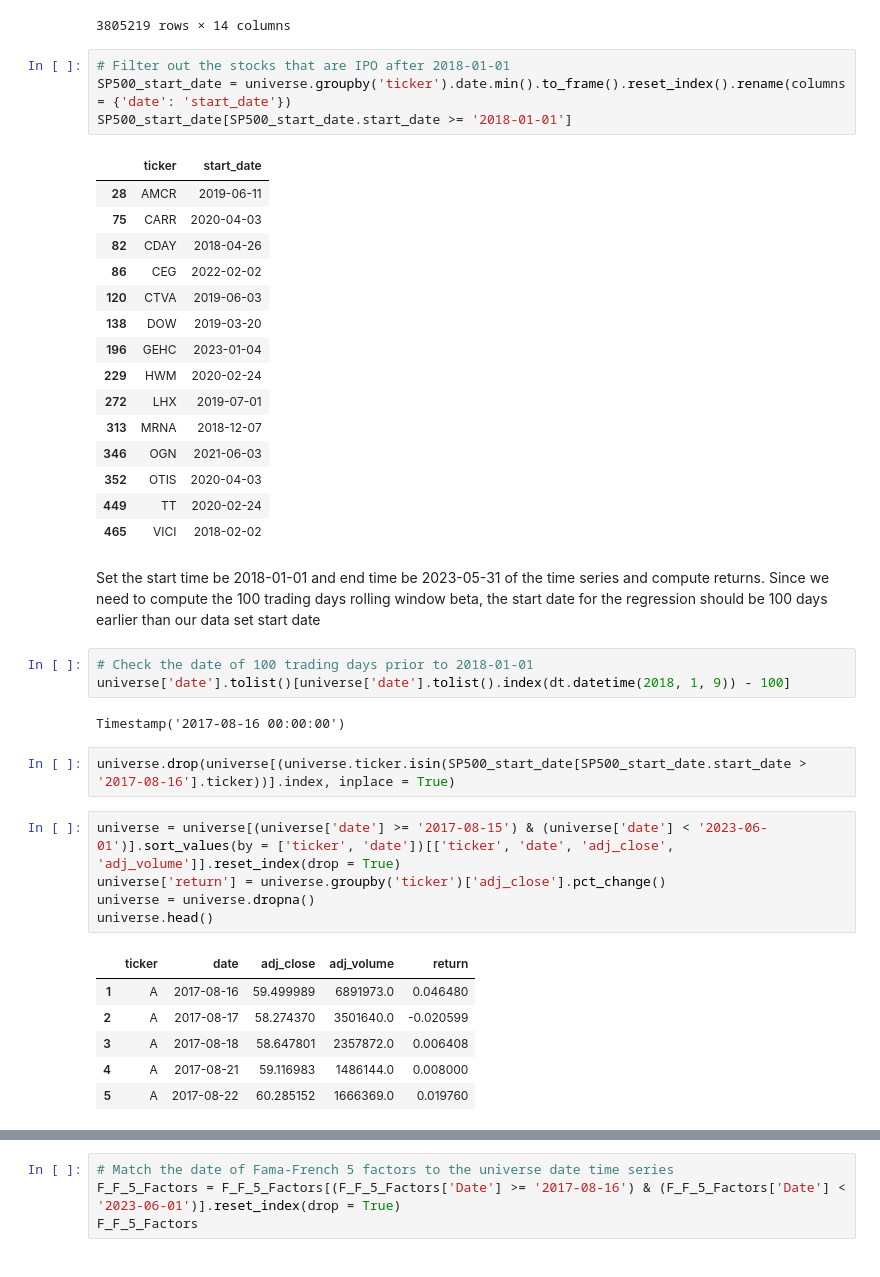
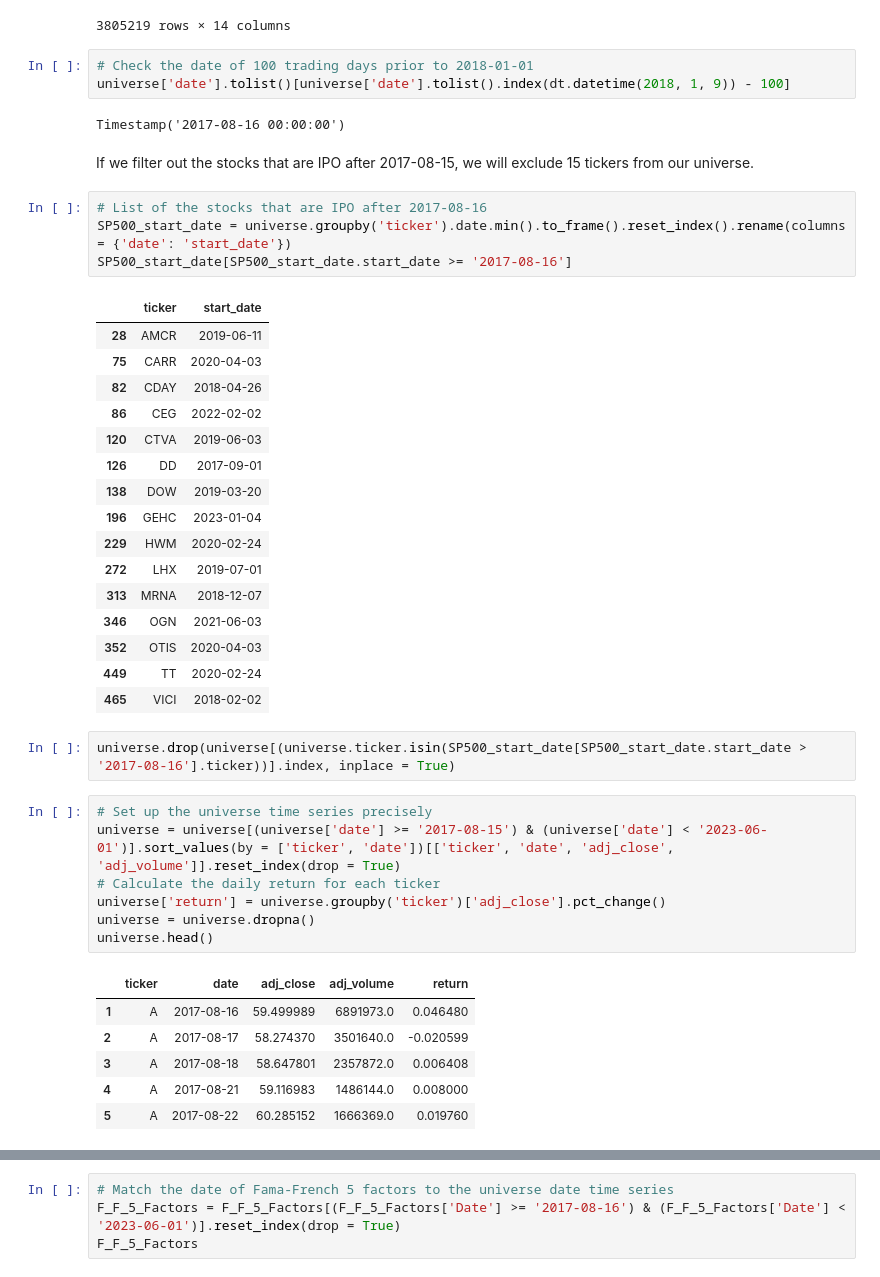
Before and after one commit to amberlee0516/ds4a-stock-price, a Jupyter notebook: Universe_and_Factors_Cindy.ipynb, the cells around one changed output, grey strips where cells are left out. Drawn from its saved outputs; the diff is of its cells as text.

Commit message:
stock universe and predictive variables done

```diff
--- a/Universe_and_Factors_Cindy.ipynb
+++ b/Universe_and_Factors_Cindy.ipynb
@@ -59,38 +69,40 @@ universe
 | 17458601 | ZTS | 2023-06-12 | 163.84 | 165.61 | 162.76 | 165.55 | 1422996.0 | 0.0 | 1.0 | 163.840000 | 165.610000 | ... |
 | 20632914 | ZTS | 2023-06-13 | 165.62 | 167.27 | 165.55 | 166.01 | 1867679.0 | 0.0 | 1.0 | 165.620000 | 167.270000 | ... |
 3805219 rows × 14 columns
-# %%
-# Filter out the stocks that are IPO after 2018-01-01
-SP500_start_date = universe.groupby('ticker').date.min().to_frame().reset_index().rename(columns = {'date': 'start_date'})
-SP500_start_date[SP500_start_date.start_date >= '2018-01-01']
-# %% [output]
-|  | ticker | start_date |
-| 28 | AMCR | 2019-06-11 |
-| 75 | CARR | 2020-04-03 |
-| 82 | CDAY | 2018-04-26 |
-| 86 | CEG | 2022-02-02 |
-| 120 | CTVA | 2019-06-03 |
-| 138 | DOW | 2019-03-20 |
-| 196 | GEHC | 2023-01-04 |
-| 229 | HWM | 2020-02-24 |
-| 272 | LHX | 2019-07-01 |
-| 313 | MRNA | 2018-12-07 |
-| 346 | OGN | 2021-06-03 |
-| 352 | OTIS | 2020-04-03 |
-| 449 | TT | 2020-02-24 |
-| 465 | VICI | 2018-02-02 |
-# %% [markdown]
-Set the start time be 2018-01-01 and end time be 2023-05-31 of the time series and compute returns.
-Since we need to compute the 100 trading days rolling window beta, the start date for the regression should be 100 days earlier than our data set start date
 # %%
 # Check the date of 100 trading days prior to 2018-01-01
 universe['date'].tolist()[universe['date'].tolist().index(dt.datetime(2018, 1, 9)) - 100]
 # %% [output]
 Timestamp('2017-08-16 00:00:00')
+# %% [markdown]
+If we filter out the stocks that are IPO after 2017-08-15, we will exclude 15 tickers from our universe.
+# %%
+# List of the stocks that are IPO after 2017-08-16
+SP500_start_date = universe.groupby('ticker').date.min().to_frame().reset_index().rename(columns = {'date': 'start_date'})
+SP500_start_date[SP500_start_date.start_date >= '2017-08-16']
+# %% [output]
+|  | ticker | start_date |
+| 28 | AMCR | 2019-06-11 |
+| 75 | CARR | 2020-04-03 |
+| 82 | CDAY | 2018-04-26 |
+| 86 | CEG | 2022-02-02 |
+| 120 | CTVA | 2019-06-03 |
+| 126 | DD | 2017-09-01 |
+| 138 | DOW | 2019-03-20 |
+| 196 | GEHC | 2023-01-04 |
+| 229 | HWM | 2020-02-24 |
+| 272 | LHX | 2019-07-01 |
+| 313 | MRNA | 2018-12-07 |
+| 346 | OGN | 2021-06-03 |
+| 352 | OTIS | 2020-04-03 |
+| 449 | TT | 2020-02-24 |
+| 465 | VICI | 2018-02-02 |
 # %%
 universe.drop(universe[(universe.ticker.isin(SP500_start_date[SP500_start_date.start_date > '2017-08-16'].ticker))].index, inplace = True)
 # %%
+# Set up the universe time series precisely
 universe = universe[(universe['date'] >= '2017-08-15') & (universe['date'] < '2023-06-01')].sort_values(by = ['ticker', 'date'])[['ticker', 'date', 'adj_close', 'adj_volume']].reset_index(drop = True)
+# Calculate the daily return for each ticker
 universe['return'] = universe.groupby('ticker')['adj_close'].pct_change()
 universe = universe.dropna()
 universe.head()
```
Also changed, not shown: parts of 15 cells of this notebook.
